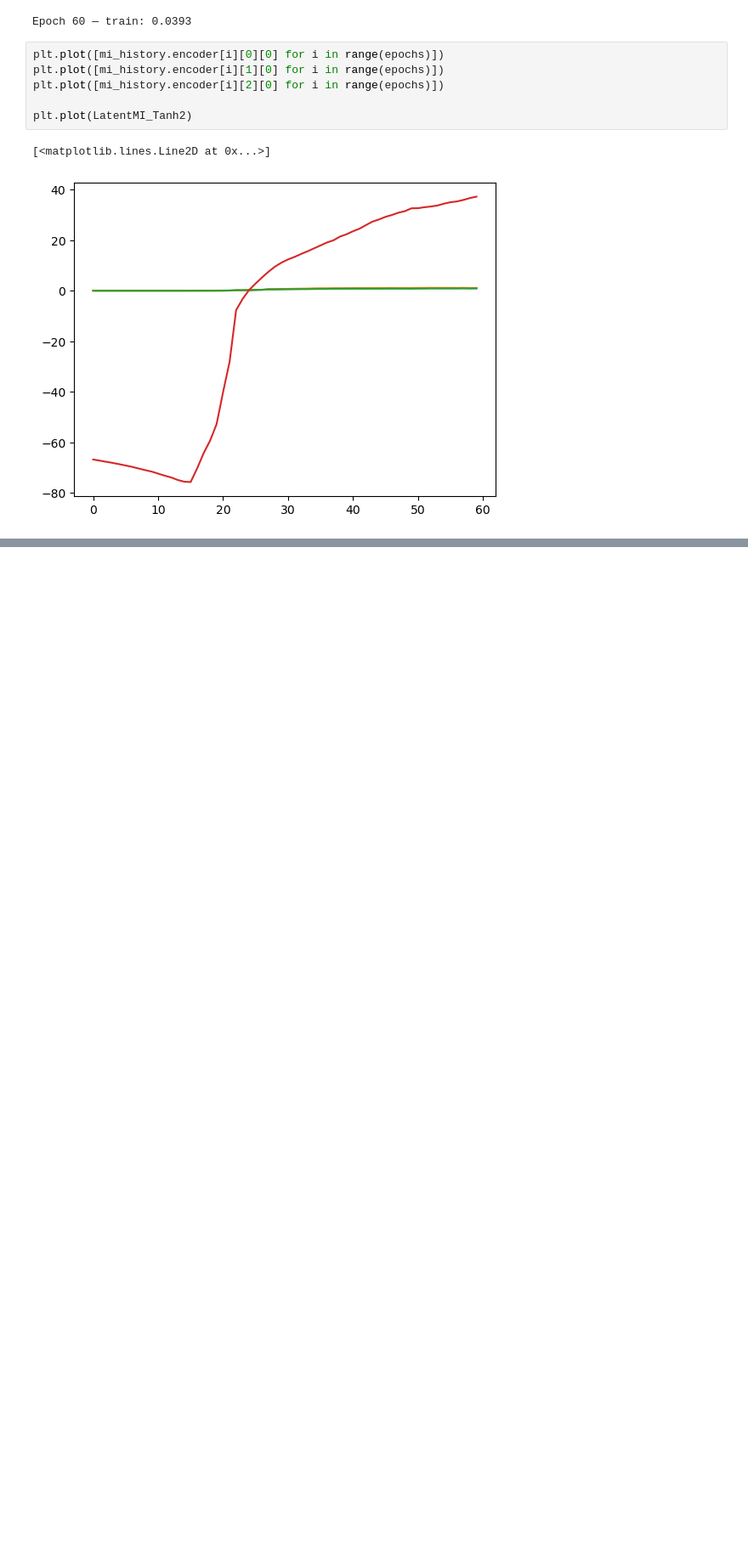
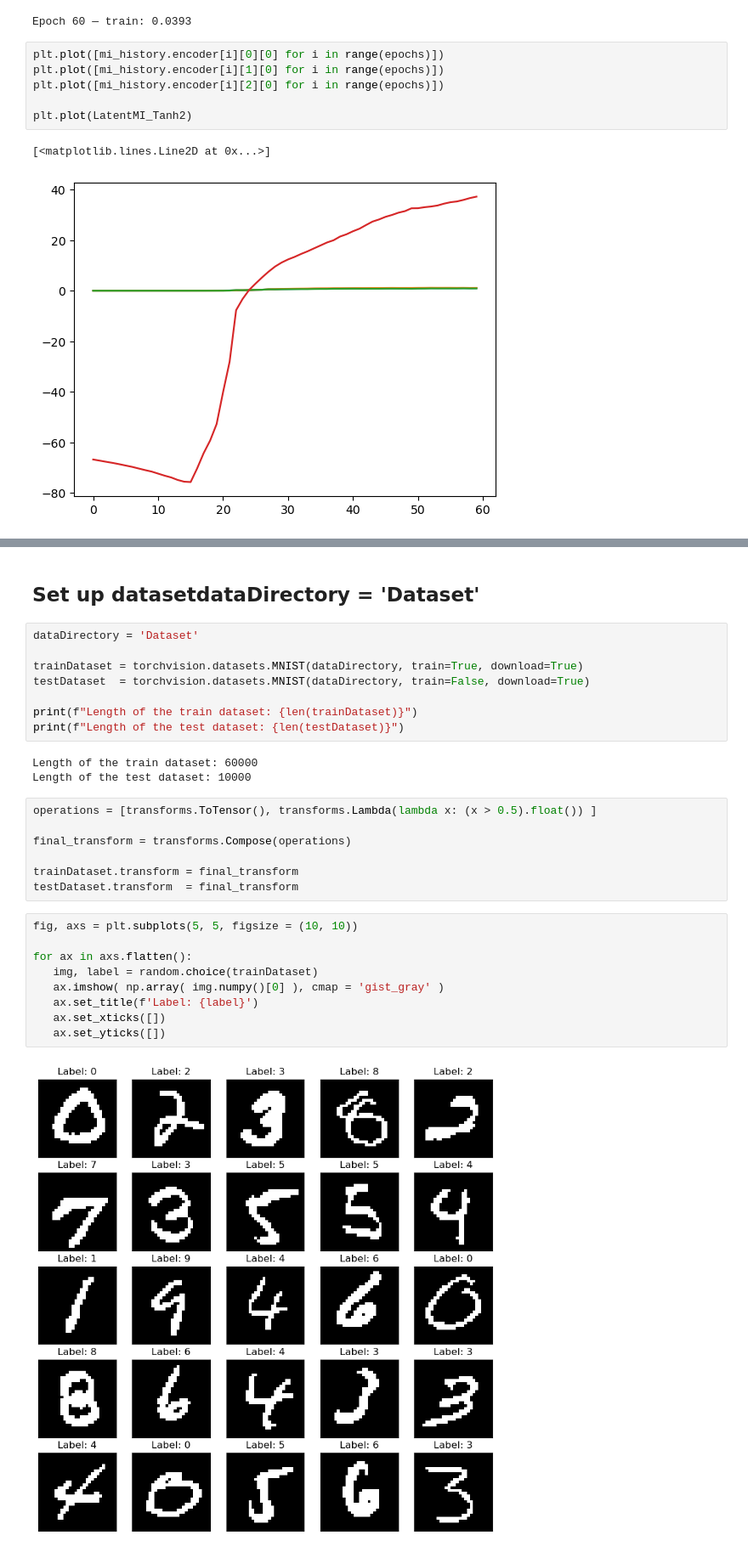
Before and after one commit to FrancescoLR02/InformationTheoryProject, a Jupyter notebook: main.ipynb, the cells around one changed output, grey strips where cells are left out. Shown at 85% size. Drawn from its saved outputs; the diff is of its cells as text; blank space fills up the shorter version.

```diff
--- a/main.ipynb
+++ b/main.ipynb
@@ -1309,0 +1312,31 @@ plt.plot(LatentMI_Tanh2)
+# %% [markdown]
+## Set up datasetdataDirectory = 'Dataset'
+# %%
+dataDirectory = 'Dataset'
+
+trainDataset = torchvision.datasets.MNIST(dataDirectory, train=True, download=True)
+testDataset  = torchvision.datasets.MNIST(dataDirectory, train=False, download=True)
+
+print(f"Length of the train dataset: {len(trainDataset)}")
+print(f"Length of the test dataset: {len(testDataset)}")
+# %% [output]
+Length of the train dataset: 60000
+Length of the test dataset: 10000
+# %%
+operations = [transforms.ToTensor(), transforms.Lambda(lambda x: (x > 0.5).float()) ]
+
+final_transform = transforms.Compose(operations)
+
+trainDataset.transform = final_transform
+testDataset.transform  = final_transform
+# %%
+fig, axs = plt.subplots(5, 5, figsize = (10, 10))
+
+for ax in axs.flatten():
+   img, label = random.choice(trainDataset)
+   ax.imshow( np.array( img.numpy()[0] ), cmap = 'gist_gray' )
+   ax.set_title(f'Label: {label}')
+   ax.set_xticks([])
+   ax.set_yticks([])
+# %% [output]
+[figure, added]
```
Also changed, not shown: parts of 16 cells of this notebook, 1 other file.
